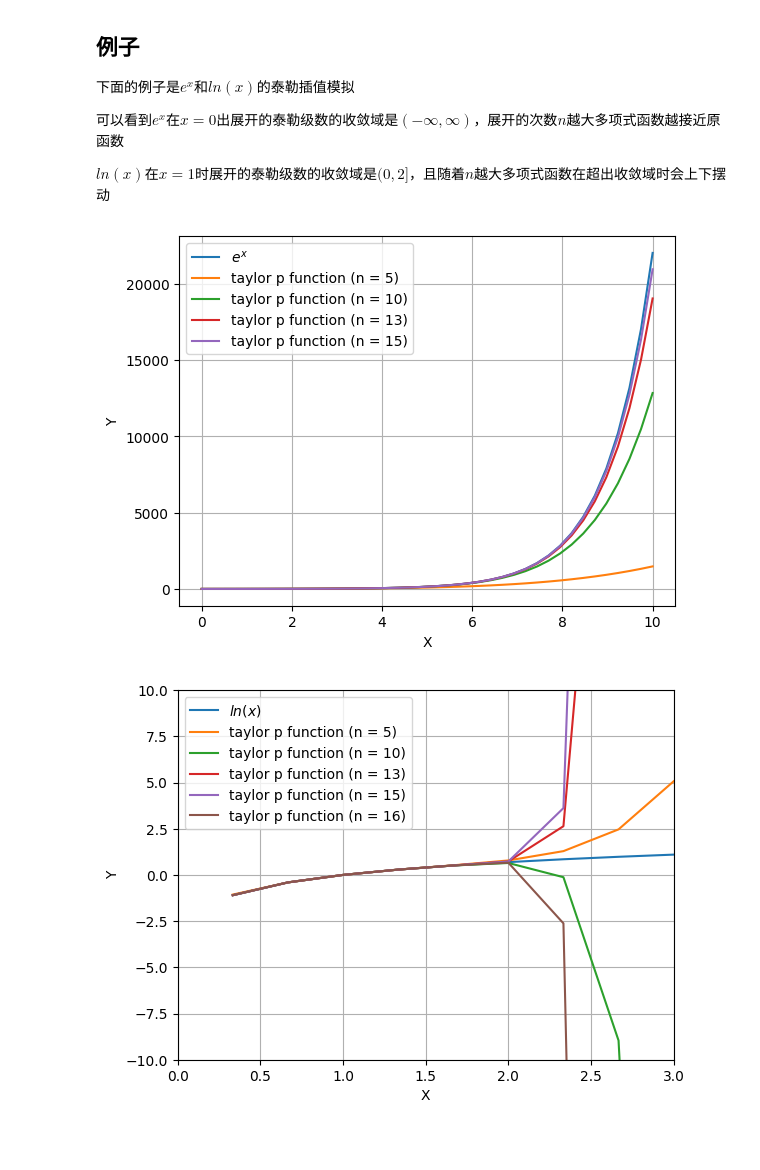
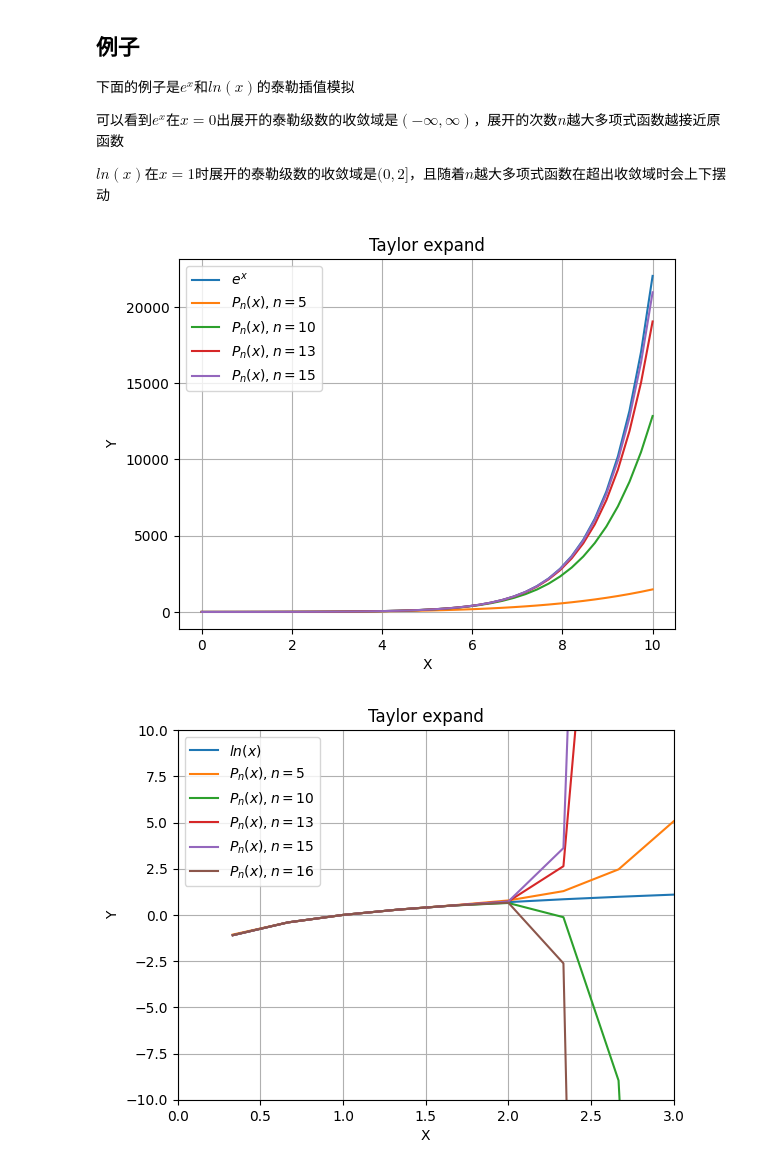
Before and after one commit to xiaochuan-dev/numerical-analysis, a Jupyter notebook: taylor_insert.ipynb, the cells around one changed output. Drawn from its saved outputs; the diff is of its cells as text; code cells hidden in the pictures; blank space fills up the shorter version.

```diff
--- a/taylor_insert.ipynb
+++ b/taylor_insert.ipynb
@@ -44,38 +44,39 @@ import matplotlib.pyplot as plt
 x = np.linspace(0, 10, 40)
 y = np.exp(x)
 
 plt.plot(x, y, '-', label=r'$e^x$')
 
 def df(n, x0):
     return math.exp(x0)
 
 p = taylor(math.exp, df, 0, 5)
 p_f = np.vectorize(p)
 y_1 = p_f(x)
-plt.plot(x, y_1, '-', label='taylor p function (n = 5)')
+plt.plot(x, y_1, '-', label=r'$P_n(x), n=5$')
 
 p = taylor(math.exp, df, 0, 10)
 p_f = np.vectorize(p)
 y_1 = p_f(x)
-plt.plot(x, y_1, '-', label='taylor p function (n = 10)')
+plt.plot(x, y_1, '-', label=r'$P_n(x), n=10$')
 
 p = taylor(math.exp, df, 0, 13)
 p_f = np.vectorize(p)
 y_1 = p_f(x)
-plt.plot(x, y_1, '-', label='taylor p function (n = 13)')
+plt.plot(x, y_1, '-', label=r'$P_n(x), n=13$')
 
 p = taylor(math.exp, df, 0, 15)
 p_f = np.vectorize(p)
 y_1 = p_f(x)
-plt.plot(x, y_1, '-', label='taylor p function (n = 15)')
+plt.plot(x, y_1, '-', label=r'$P_n(x), n=15$')
 
+plt.title('Taylor expand')
 plt.xlabel('X')
 plt.ylabel('Y')
 plt.legend()
 plt.grid()
 plt.show()
 # %% [output]
-[figure, old version]
+[figure, new version]
 # %%
 import numpy as np
 import math
@@ -94,34 +95,35 @@ def df(n, x0):
 p = taylor(math.log, df, x0, 5)
 p_f = np.vectorize(p)
 y_1 = p_f(x)
-plt.plot(x, y_1, '-', label='taylor p function (n = 5)')
+plt.plot(x, y_1, '-', label=r'$P_n(x), n=5$')
 
 p = taylor(math.log, df, x0, 10)
 p_f = np.vectorize(p)
 y_1 = p_f(x)
-plt.plot(x, y_1, '-', label='taylor p function (n = 10)')
+plt.plot(x, y_1, '-', label=r'$P_n(x), n=10$')
 
 p = taylor(math.log, df, x0, 13)
 p_f = np.vectorize(p)
 y_1 = p_f(x)
-plt.plot(x, y_1, '-', label='taylor p function (n = 13)')
+plt.plot(x, y_1, '-', label=r'$P_n(x), n=13$')
 
 p = taylor(math.log, df, x0, 15)
 p_f = np.vectorize(p)
 y_1 = p_f(x)
-plt.plot(x, y_1, '-', label='taylor p function (n = 15)')
+plt.plot(x, y_1, '-', label=r'$P_n(x), n=15$')
 
 p = taylor(math.log, df, x0, 16)
 p_f = np.vectorize(p)
 y_1 = p_f(x)
-plt.plot(x, y_1, '-', label='taylor p function (n = 16)')
+plt.plot(x, y_1, '-', label=r'$P_n(x), n=16$')
 
 plt.ylim(-10, 10)
 plt.xlim(0, 3)
+plt.title('Taylor expand')
 plt.xlabel('X')
 plt.ylabel('Y')
 plt.legend()
 plt.grid()
 plt.show()
 # %% [output]
-[figure, old version]
+[figure, new version]
```
